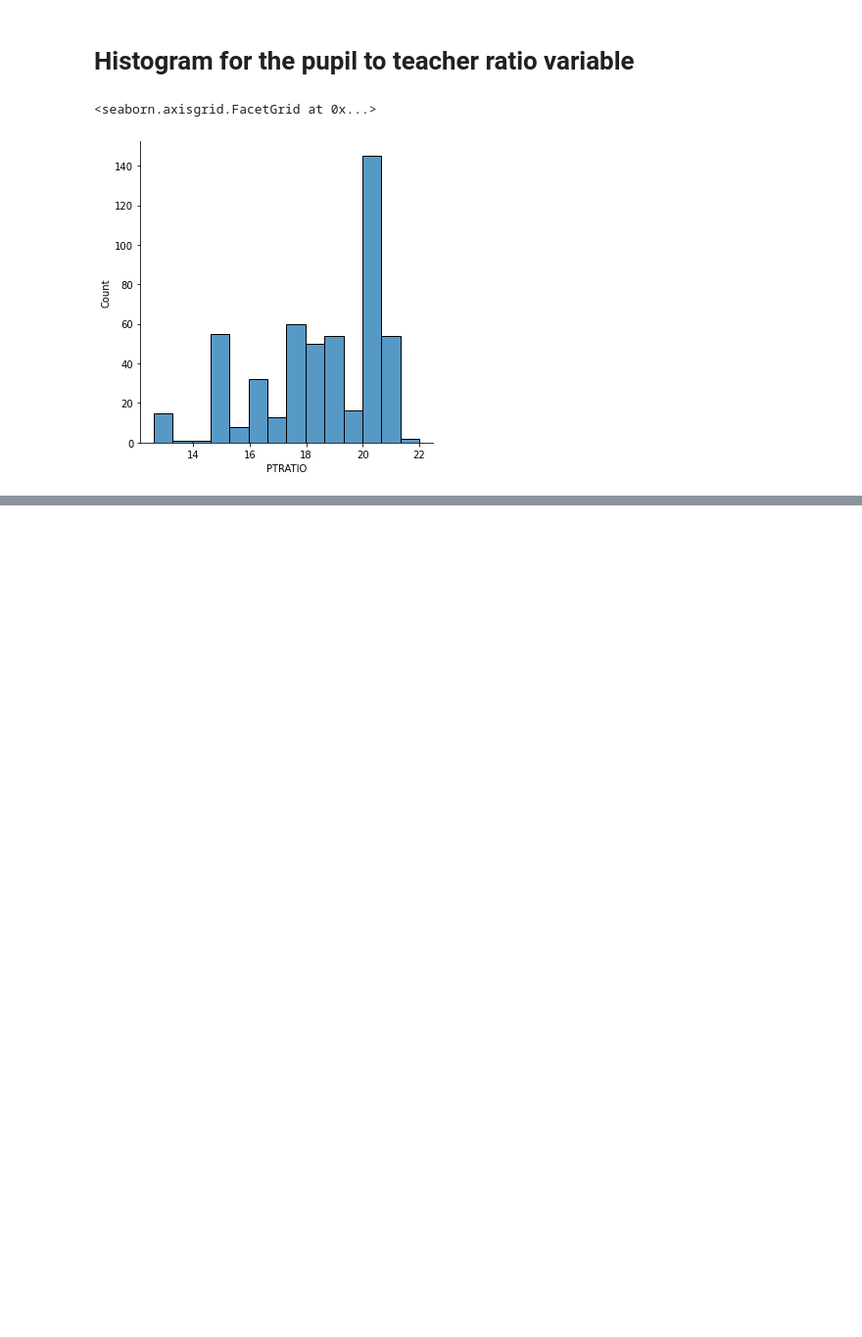
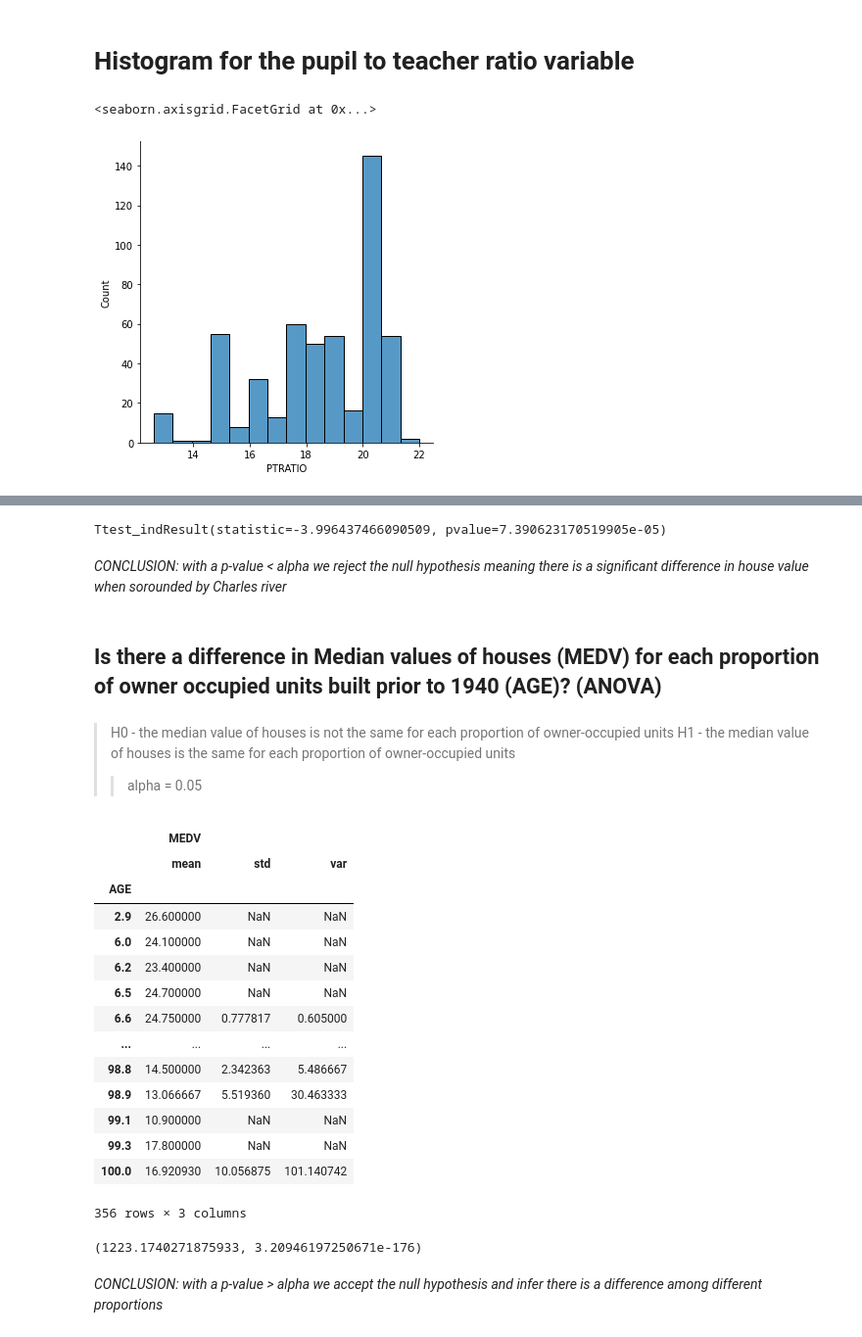
Before and after one commit to hweisejr/IBM-Python-SQL, a Jupyter notebook: Boston_Housing.ipynb, the cells around one changed output, grey strips where cells are left out. Shown at 98% size. Drawn from its saved outputs; the diff is of its cells as text; code cells hidden in the pictures; blank space fills up the shorter version.

```diff
--- a/Boston_Housing.ipynb
+++ b/Boston_Housing.ipynb
@@ -80,0 +91,37 @@ sns.displot(boston_df['PTRATIO'])
+# %%
+st.ttest_ind(boston_df[boston_df['CHAS'] == 0]['MEDV'], boston_df[boston_df['CHAS'] == 1]['MEDV'])
+# %% [output]
+Ttest_indResult(statistic=-3.996437466090509, pvalue=7.390623170519905e-05)
+# %% [markdown]
+*CONCLUSION: with a p-value < alpha we reject the null hypothesis meaning there is a significant difference in house value when sorounded by Charles river*
+# %% [markdown]
+## Is there a difference in Median values of houses (MEDV) for each proportion of owner occupied units built prior to 1940 (AGE)? (ANOVA)
+# %% [markdown]
+> H0 - the median value of houses is not the same for each proportion of owner-occupied units</p>
+> H1 - the median value of houses is the same for each proportion of owner-occupied units</p>
+>> alpha = 0.05
+# %%
+boston_df.groupby('AGE').agg({'MEDV':['mean', 'std', 'var']})
+# %% [output]
+|  | MEDV |  |  |
+|  | mean | std | var |
+| AGE |  |  |  |
+| 2.9 | 26.600000 | NaN | NaN |
+| 6.0 | 24.100000 | NaN | NaN |
+| 6.2 | 23.400000 | NaN | NaN |
+| 6.5 | 24.700000 | NaN | NaN |
+| 6.6 | 24.750000 | 0.777817 | 0.605000 |
+| ... | ... | ... | ... |
+| 98.8 | 14.500000 | 2.342363 | 5.486667 |
+| 98.9 | 13.066667 | 5.519360 | 30.463333 |
+| 99.1 | 10.900000 | NaN | NaN |
+| 99.3 | 17.800000 | NaN | NaN |
+| 100.0 | 16.920930 | 10.056875 | 101.140742 |
+356 rows × 3 columns
+# %%
+f_statistic, p_value = st.f_oneway(boston_df['MEDV'], boston_df['AGE'])
+f_statistic, p_value
+# %% [output]
+(1223.1740271875933, 3.20946197250671e-176)
+# %% [markdown]
+*CONCLUSION: with a p-value > alpha we accept the null hypothesis and infer there is a difference among different proportions*
```
Also changed, not shown: parts of 14 cells of this notebook.
